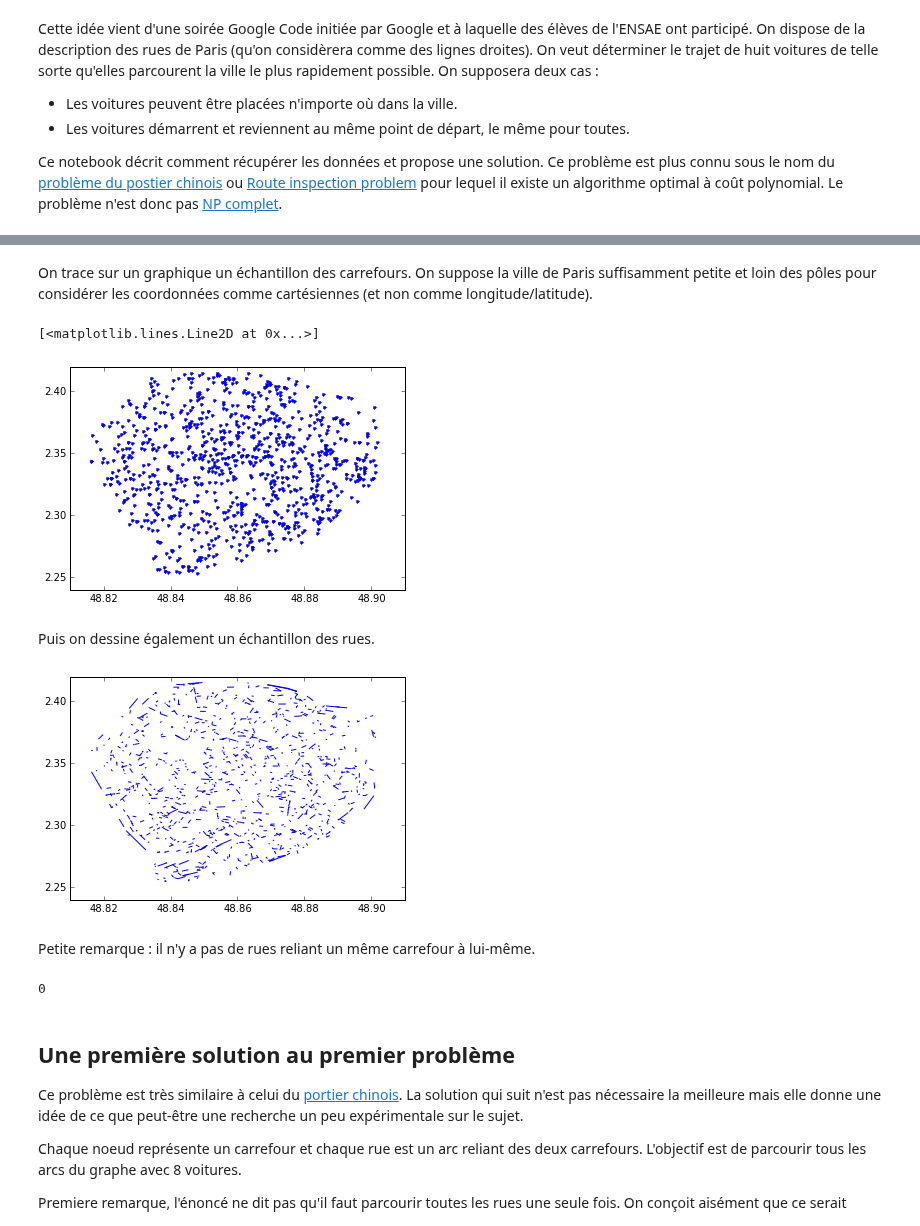
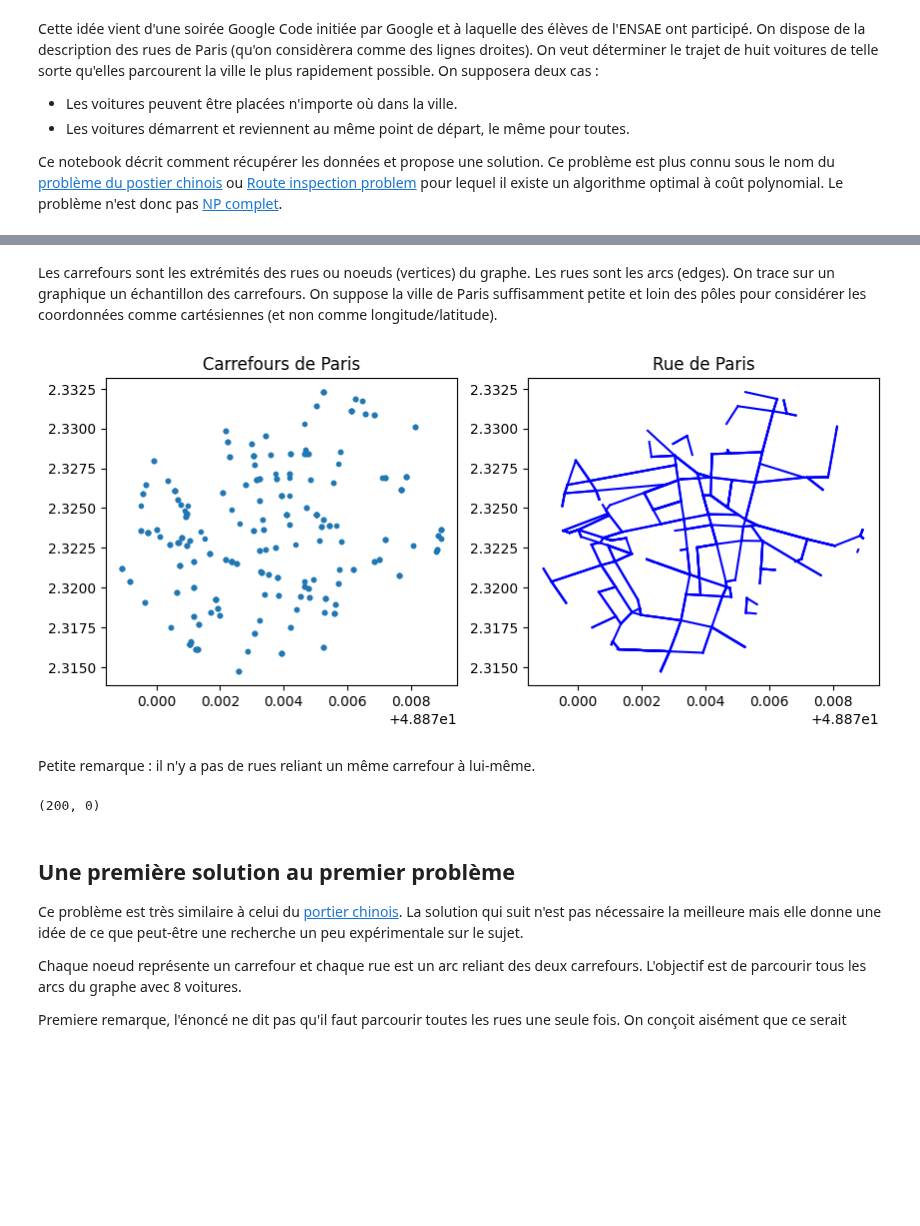
Before and after one commit to sdpython/teachpyx, a Jupyter notebook: _doc/practice/algo-compose/paris_parcours.ipynb, the cells around one changed output, grey strips where cells are left out. Cells and saved outputs as stored; diff of their text form; code cells hidden in the pictures; blank space fills up the shorter version.

```diff
--- a/_doc/practice/algo-compose/paris_parcours.ipynb
+++ b/_doc/practice/algo-compose/paris_parcours.ipynb
@@ -28,22 +13,0 @@ On extrait du fichier l'ensemble des carrefours (vertices) et des rues ou segmen
-# %%
-name = data[0]
-with open(name, "r") as f:
-    lines = f.readlines()
-
-vertices = []
-edges = []
-for i, line in enumerate(lines):
-    spl = line.strip("\n\r").split(" ")
-    if len(spl) == 2:
-        vertices.append((float(spl[0]), float(spl[1])))
-    elif len(spl) == 5 and i > 0:
-        v1, v2 = int(spl[0]), int(spl[1])
-        ways = int(spl[2])  # dans les deux sens ou pas
-        p1 = vertices[v1]
-        p2 = vertices[v2]
-        edges.append((v1, v2, ways, p1, p2))
-    elif i > 0:
-        raise ValueError(f"Unable to interpret line {i}: {line!r}")
-
-m = max(max(_[0] for _ in edges), max(_[1] for _ in edges))
-print(f"#E={len(edges)} #V={len(vertices)}>{m}")
@@ -51,0 +22,8 @@ print(f"#E={len(edges)} #V={len(vertices)}>{m}")
+# %%
+from teachpyx.practice.rues_paris import get_data
+
+url = "https://github.com/sdpython/teachpyx/raw/main/_data/paris_54000.zip"
+edges, vertices = get_data(
+    url, ".", verbose=True, keep=200
+)  # keep=-1 pour toutes les rues
+len(edges), len(vertices)
@@ -52,30 +63,27 @@ print(f"#E={len(edges)} #V={len(vertices)}>{m}")
 # %% [markdown]
+Les carrefours sont les extrémités des rues ou noeuds (vertices) du graphe. Les rues sont les arcs (edges).
 On trace sur un graphique un échantillon des carrefours. On suppose la ville de Paris suffisamment petite et loin des pôles pour considérer les coordonnées comme cartésiennes (et non comme longitude/latitude).
 # %%
 import matplotlib.pyplot as plt
 import random
 
-sample = [vertices[random.randint(0, len(vertices) - 1)] for i in range(0, 1000)]
-plt.plot([_[0] for _ in sample], [_[1] for _ in sample], ".")
-plt.title("Carrefours de Paris");
+fig, ax = plt.subplots(1, 2, figsize=(10, 4))
+sample = [vertices[random.randint(0, len(vertices) - 1)] for i in range(0, 500)]
+ax[0].plot([_[0] for _ in sample], [_[1] for _ in sample], ".")
+ax[0].set_title("Carrefours de Paris")
+
+sample = [edges[random.randint(0, len(edges) - 1)] for i in range(0, 500)]
+for edge in sample:
+    ax[1].plot([edge[3][0], edge[4][0]], [edge[3][1], edge[4][1]], "b-")
+ax[1].set_title("Rue de Paris");
 # %% [output]
-[<matplotlib.lines.Line2D at 0x...>]
-[figure, old version]
+[figure, new version]
-# %% [markdown]
-Puis on dessine également un échantillon des rues.
-# %%
-sample = [edges[random.randint(0, len(edges) - 1)] for i in range(0, 1000)]
-for edge in sample:
-    plt.plot([_[0] for _ in edge[-2:]], [_[1] for _ in edge[-2:]], "b-")
-plt.title("Rue de Paris");
-# %% [output]
-[figure, removed]
 # %% [markdown]
 Petite remarque : il n'y a pas de rues reliant un même carrefour à lui-même.
 # %%
-len(list(e for e in edges if e[0] == e[1]))
+len(edges), len(list(e for e in edges if e[0] == e[1]))
 # %% [output]
-0
+(200, 0)
 # %% [markdown]
 ## Une première solution au premier problème
 
```
Also changed, not shown: parts of 33 cells of this notebook, 6 other files.
